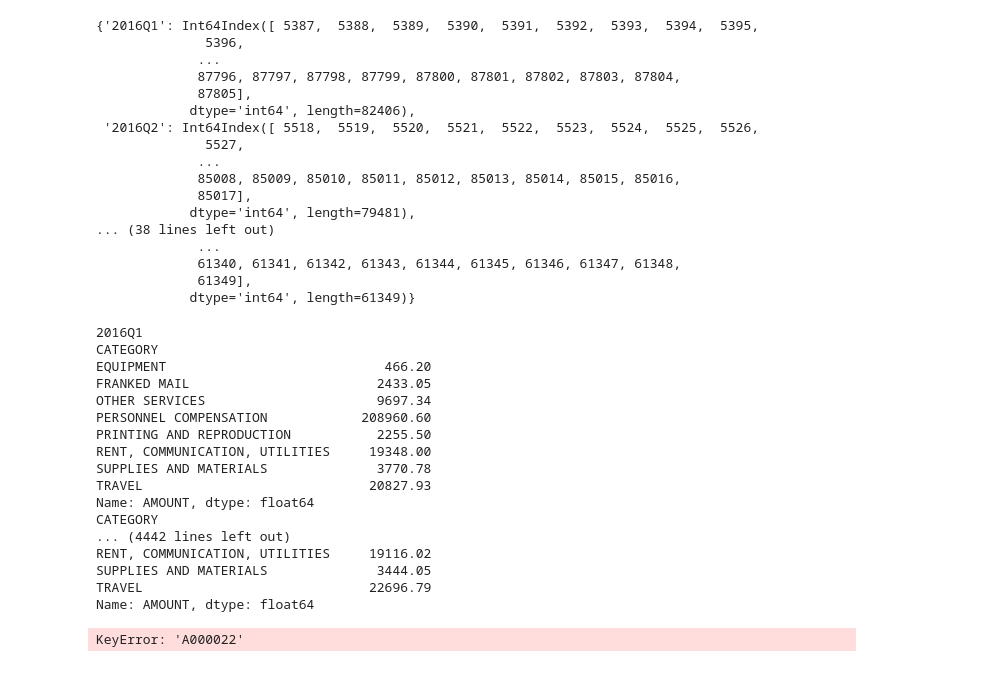
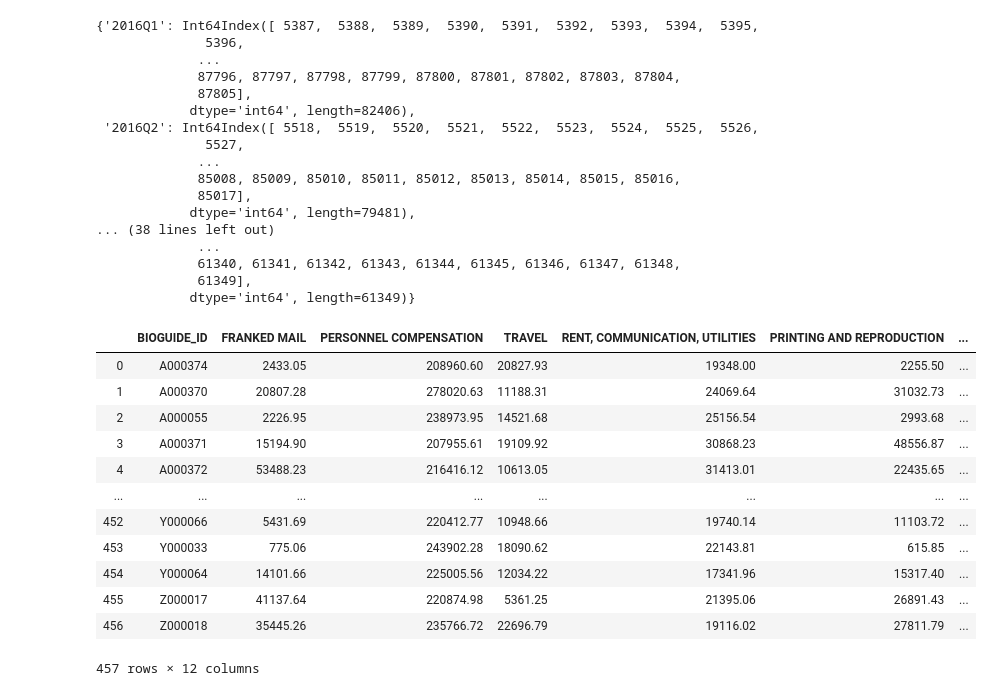
Before and after one commit to AndrewTrackim/cmsc320-final, a Jupyter notebook: final_tutorial.ipynb, the cells around one changed output. Drawn from its saved outputs; the diff is of its cells as text; code cells hidden in the pictures.

Commit message:
created dataframe vectorizing each politician's spending

```diff
--- a/final_tutorial.ipynb
+++ b/final_tutorial.ipynb
@@ -152,33 +152,39 @@ hd_by_quarter.groups
              61349],
             dtype='int64', length=61349)}
 # %%
+import numpy as np
 quarters = house_data['QUARTER'].unique()
 categories = house_data['CATEGORY'].unique()
-for quarter in quarters[0:1]:
-    print(quarter)
-    hd_by_quarter = house_data[house_data['QUARTER'] == quarter]
-    bio_ids = house_data['BIOGUIDE_ID'].unique()
 
-    spending_per_candidate = hd_by_quarter.groupby(['BIOGUIDE_ID','CATEGORY'])['AMOUNT'].sum()
-    for bio_id in bio_ids:
-        print(spending_per_candidate[bio_id])
-    # spending_per_candidate.to_csv('spending_per_candidate_' + quarter + '.csv')
+quarter = quarters[0]
+hd_by_quarter = house_data[house_data['QUARTER'] == quarter]
+bio_ids = hd_by_quarter['BIOGUIDE_ID'].unique()
+
+
+spending_per_candidate = hd_by_quarter.groupby(['BIOGUIDE_ID','CATEGORY'])['AMOUNT'].sum()
+spending_data = []
+for bio_id in bio_ids:
+    row = [bio_id]
+    for category in categories:
+        if category in spending_per_candidate[bio_id]:
+            row.append(spending_per_candidate[bio_id][category])
+        else:
+            row.append(np.nan)
+    spending_data.append(row)
+quarter_spending_df = pd.DataFrame(spending_data,columns = ["BIOGUIDE_ID"] + categories.tolist())
+quarter_spending_df
+# spending_per_candidate.to_csv('spending_per_candidate_' + quarter + '.csv')
 # %% [output]
+|  | BIOGUIDE_ID | FRANKED MAIL | PERSONNEL COMPENSATION | TRAVEL | RENT, COMMUNICATION, UTILITIES | PRINTING AND REPRODUCTION | ... |
+| 0 | A000374 | 2433.05 | 208960.60 | 20827.93 | 19348.00 | 2255.50 | ... |
+| 1 | A000370 | 20807.28 | 278020.63 | 11188.31 | 24069.64 | 31032.73 | ... |
+| 2 | A000055 | 2226.95 | 238973.95 | 14521.68 | 25156.54 | 2993.68 | ... |
+| 3 | A000371 | 15194.90 | 207955.61 | 19109.92 | 30868.23 | 48556.87 | ... |
+| 4 | A000372 | 53488.23 | 216416.12 | 10613.05 | 31413.01 | 22435.65 | ... |
+| ... | ... | ... | ... | ... | ... | ... | ... |
+| 452 | Y000066 | 5431.69 | 220412.77 | 10948.66 | 19740.14 | 11103.72 | ... |
+| 453 | Y000033 | 775.06 | 243902.28 | 18090.62 | 22143.81 | 615.85 | ... |
+| 454 | Y000064 | 14101.66 | 225005.56 | 12034.22 | 17341.96 | 15317.40 | ... |
+| 455 | Z000017 | 41137.64 | 220874.98 | 5361.25 | 21395.06 | 26891.43 | ... |
+| 456 | Z000018 | 35445.26 | 235766.72 | 22696.79 | 19116.02 | 27811.79 | ... |
-2016Q1
-CATEGORY
-EQUIPMENT                            466.20
-FRANKED MAIL                        2433.05
-OTHER SERVICES                      9697.34
-PERSONNEL COMPENSATION            208960.60
-PRINTING AND REPRODUCTION           2255.50
-RENT, COMMUNICATION, UTILITIES     19348.00
-SUPPLIES AND MATERIALS              3770.78
-TRAVEL                             20827.93
-Name: AMOUNT, dtype: float64
-CATEGORY
-... (4442 lines left out)
-RENT, COMMUNICATION, UTILITIES     19116.02
-SUPPLIES AND MATERIALS              3444.05
-TRAVEL                             22696.79
-Name: AMOUNT, dtype: float64
+457 rows × 12 columns
-KeyError: 'A000022'
```
